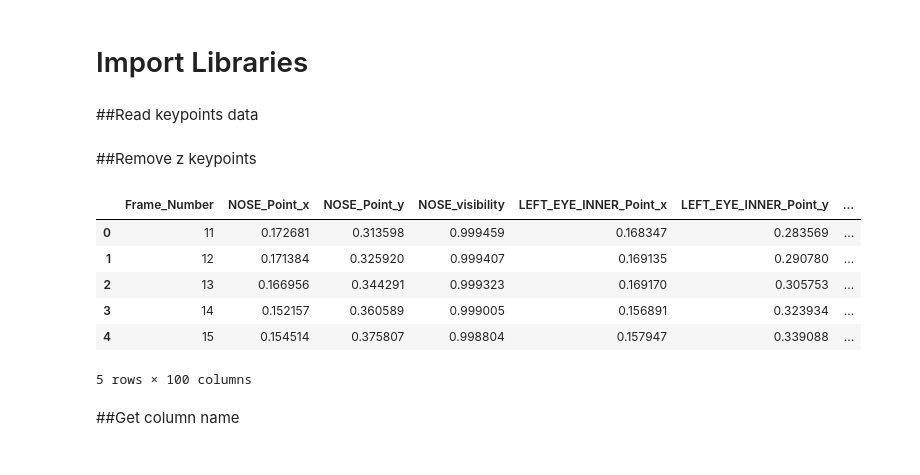
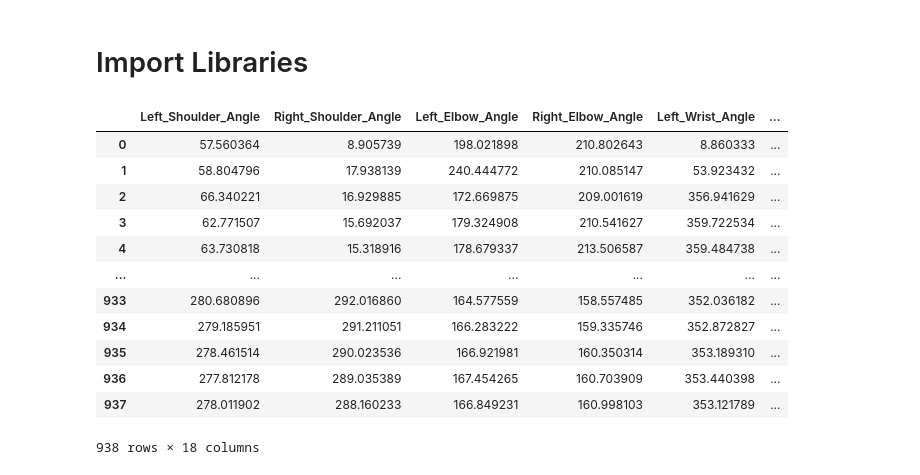
Before and after one commit to SanukaJayasinghe/DSGP-Group28, a Jupyter notebook: Analyze_Data.ipynb, the cells around one changed output. Cells and saved outputs as stored; diff of their text form; code cells hidden in the pictures.

```diff
--- a/Analyze_Data.ipynb
+++ b/Analyze_Data.ipynb
@@ -17,22 +9,22 @@ dataset_path = 'Datasets/'
-# %% [markdown]
-##Read keypoints data
 # %%
-df = pd.read_excel(dataset_path + dataset_name)
+df = pd.read_excel("Datasets/label.xlsx")
-# %% [markdown]
-##Remove z keypoints
 # %%
 for i in df.columns:
     if i.split('_')[-1] == 'z':
         df.drop(i, axis=1, inplace=True)
 # %%
-df.head()
+df
 # %% [output]
-|  | Frame_Number | NOSE_Point_x | NOSE_Point_y | NOSE_visibility | LEFT_EYE_INNER_Point_x | LEFT_EYE_INNER_Point_y | ... |
-| 0 | 11 | 0.172681 | 0.313598 | 0.999459 | 0.168347 | 0.283569 | ... |
-| 1 | 12 | 0.171384 | 0.325920 | 0.999407 | 0.169135 | 0.290780 | ... |
-| 2 | 13 | 0.166956 | 0.344291 | 0.999323 | 0.169170 | 0.305753 | ... |
-| 3 | 14 | 0.152157 | 0.360589 | 0.999005 | 0.156891 | 0.323934 | ... |
-| 4 | 15 | 0.154514 | 0.375807 | 0.998804 | 0.157947 | 0.339088 | ... |
+|  | Left_Shoulder_Angle | Right_Shoulder_Angle | Left_Elbow_Angle | Right_Elbow_Angle | Left_Wrist_Angle | ... |
+| 0 | 57.560364 | 8.905739 | 198.021898 | 210.802643 | 8.860333 | ... |
+| 1 | 58.804796 | 17.938139 | 240.444772 | 210.085147 | 53.923432 | ... |
+| 2 | 66.340221 | 16.929885 | 172.669875 | 209.001619 | 356.941629 | ... |
+| 3 | 62.771507 | 15.692037 | 179.324908 | 210.541627 | 359.722534 | ... |
+| 4 | 63.730818 | 15.318916 | 178.679337 | 213.506587 | 359.484738 | ... |
+| ... | ... | ... | ... | ... | ... | ... |
+| 933 | 280.680896 | 292.016860 | 164.577559 | 158.557485 | 352.036182 | ... |
+| 934 | 279.185951 | 291.211051 | 166.283222 | 159.335746 | 352.872827 | ... |
+| 935 | 278.461514 | 290.023536 | 166.921981 | 160.350314 | 353.189310 | ... |
+| 936 | 277.812178 | 289.035389 | 167.454265 | 160.703909 | 353.440398 | ... |
+| 937 | 278.011902 | 288.160233 | 166.849231 | 160.998103 | 353.121789 | ... |
-5 rows × 100 columns
+938 rows × 18 columns
-# %% [markdown]
-##Get column name
```
Also changed, not shown: parts of 22 cells of this notebook, 14 other files.
